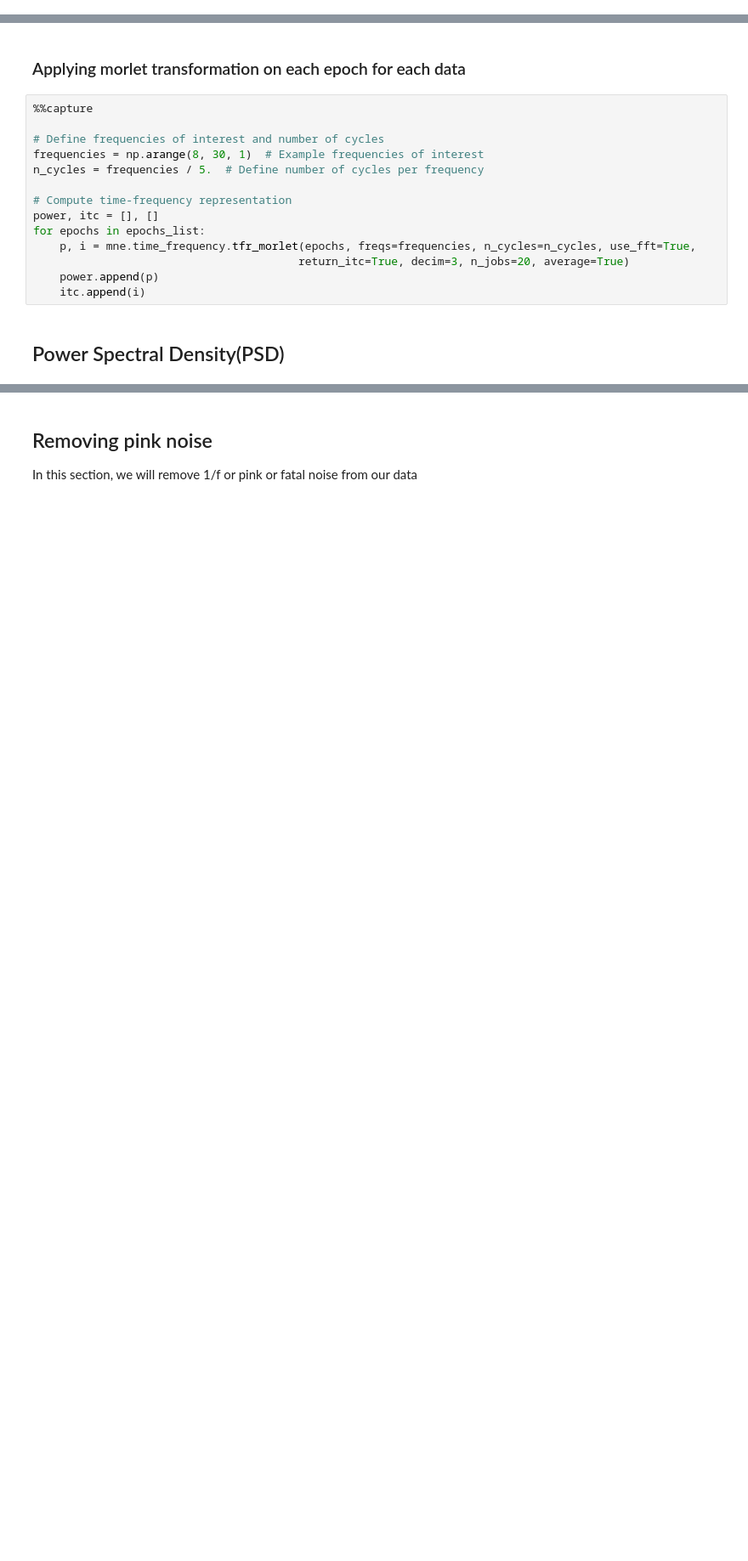
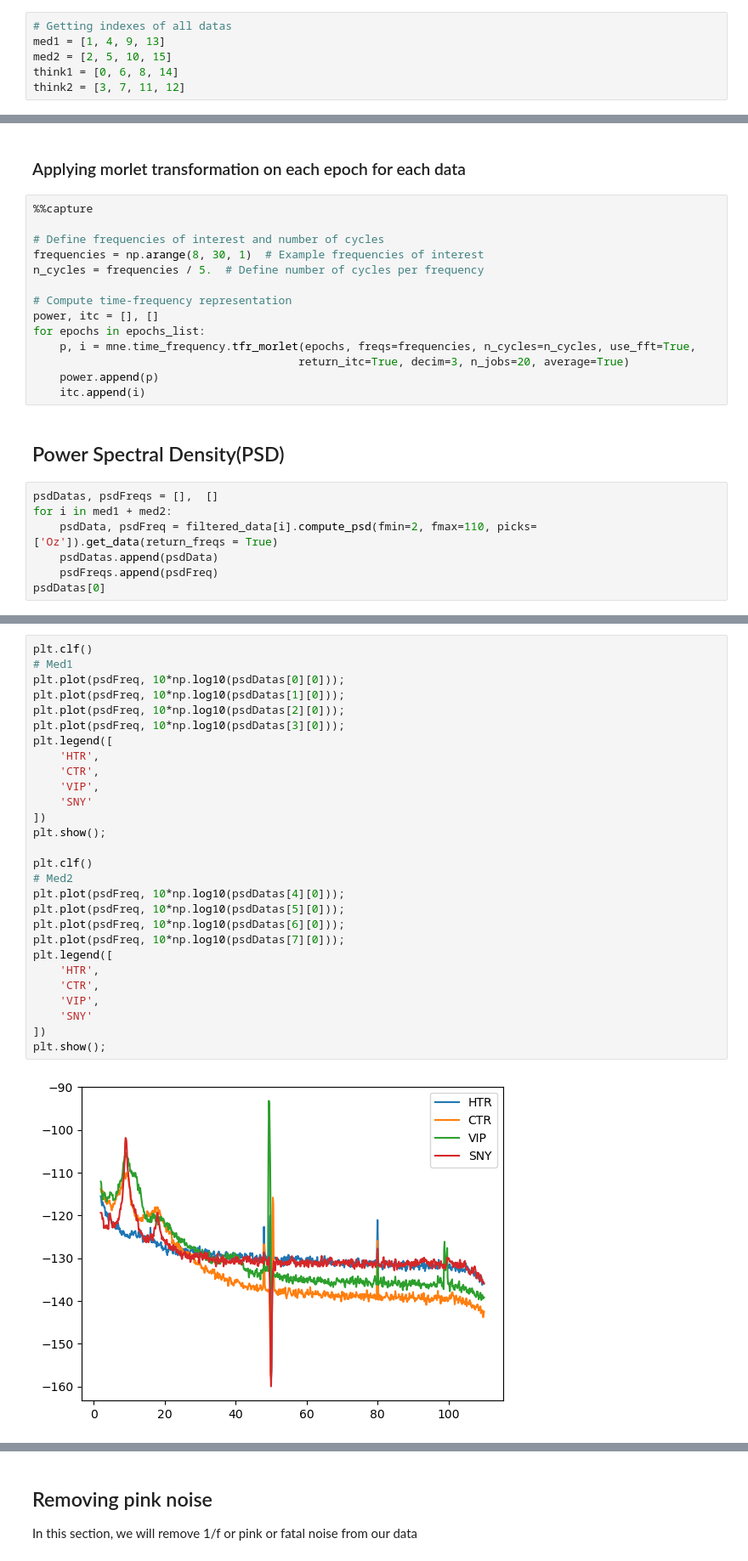
Before and after one commit to navnoorsingh0309/Brain_waves_analysis, a Jupyter notebook: main_TF.ipynb, the cells around one changed output, grey strips where cells are left out. Shown at 85% size. Saved outputs shown, nothing was run; the diff lists cells and outputs as text; blank space fills up the shorter version.

```diff
--- a/main_TF.ipynb
+++ b/main_TF.ipynb
@@ -43,3 +60,9 @@ for subject_number in data_we_need:
+# %%
+# Getting indexes of all datas
+med1 = [1, 4, 9, 13]
+med2 = [2, 5, 10, 15]
+think1 = [0, 6, 8, 14]
+think2 = [3, 7, 11, 12]
 # %% [markdown]
 ## Preprocessing Data
 In this process, we will extract the necessary duration of data required and perform data cleaning to remove any artifacts.
@@ -196,3 +225,10 @@ for epochs in epochs_list:
     itc.append(i)
 # %% [markdown]
 ## Power Spectral Density(PSD)
+# %%
+psdDatas, psdFreqs = [],  []
+for i in med1 + med2:
+    psdData, psdFreq = filtered_data[i].compute_psd(fmin=2, fmax=110, picks=['Oz']).get_data(return_freqs = True)
+    psdDatas.append(psdData)
+    psdFreqs.append(psdFreq)
+psdDatas[0]
@@ -204,0 +268,30 @@ Plotting power spectral density (dB=True).
+# %%
+plt.clf()
+# Med1
+plt.plot(psdFreq, 10*np.log10(psdDatas[0][0]));
+plt.plot(psdFreq, 10*np.log10(psdDatas[1][0]));
+plt.plot(psdFreq, 10*np.log10(psdDatas[2][0]));
+plt.plot(psdFreq, 10*np.log10(psdDatas[3][0]));
+plt.legend([
+    'HTR',
+    'CTR',
+    'VIP',
+    'SNY'
+])
+plt.show();
+
+plt.clf()
+# Med2
+plt.plot(psdFreq, 10*np.log10(psdDatas[4][0]));
+plt.plot(psdFreq, 10*np.log10(psdDatas[5][0]));
+plt.plot(psdFreq, 10*np.log10(psdDatas[6][0]));
+plt.plot(psdFreq, 10*np.log10(psdDatas[7][0]));
+plt.legend([
+    'HTR',
+    'CTR',
+    'VIP',
+    'SNY'
+])
+plt.show();
+# %% [output]
+[figure, added]
```
Also changed, not shown: parts of 11 cells of this notebook.
